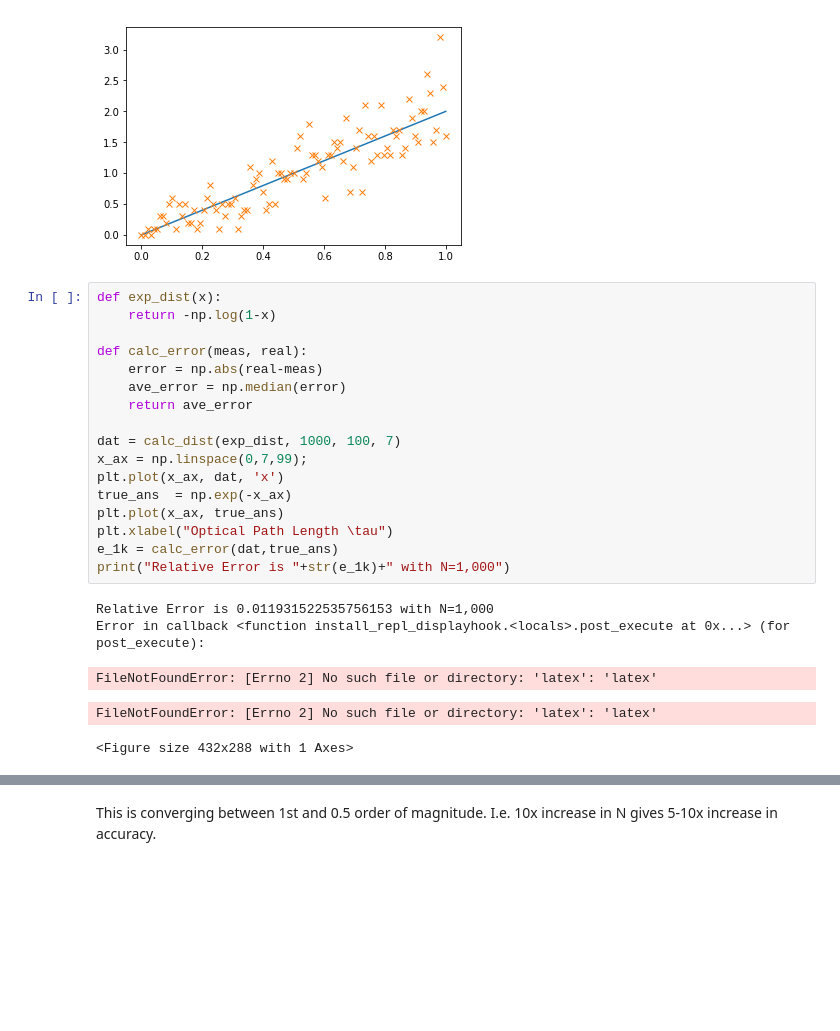
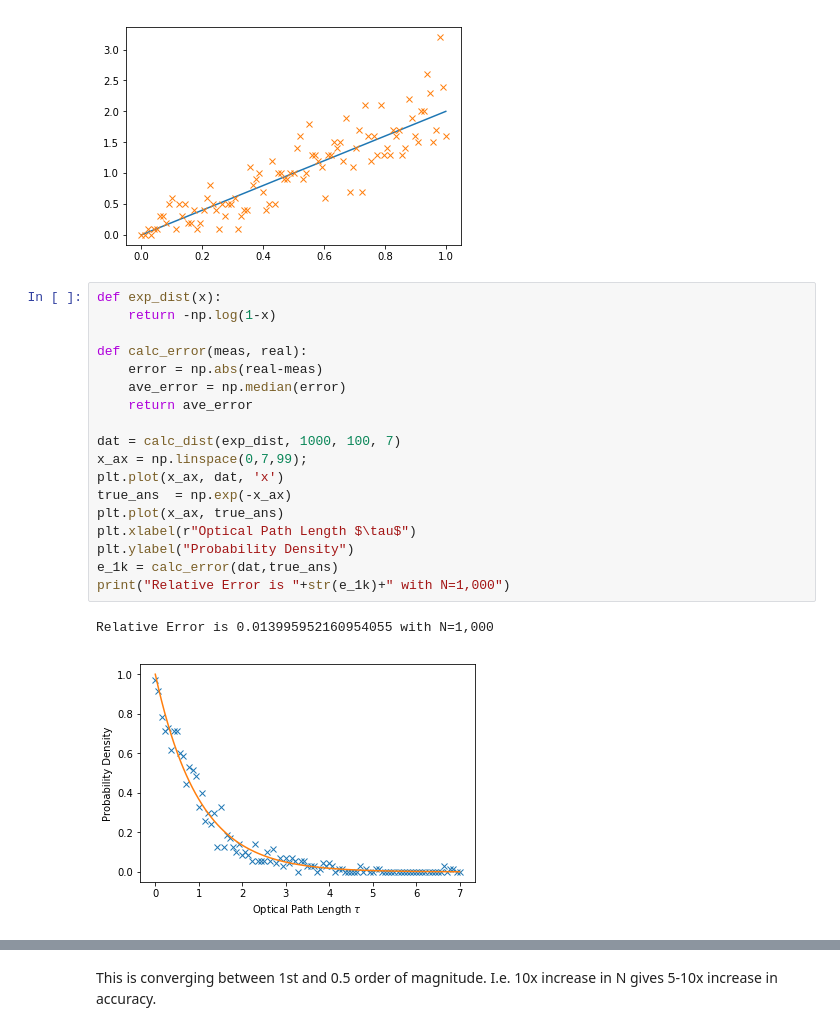
Before and after one commit to mwatwood-cu/monte_carlo_radiation, a Jupyter notebook: Monte Carlo Testing.ipynb, the cells around one changed output, grey strips where cells are left out. Drawn from its saved outputs; the diff is of its cells as text; blank space fills up the shorter version.

```diff
--- a/Monte Carlo Testing.ipynb
+++ b/Monte Carlo Testing.ipynb
@@ -25,26 +25,24 @@ plt.plot(x_ax, den, 'x')
 # %%
 def exp_dist(x):
     return -np.log(1-x)
 
 def calc_error(meas, real):
     error = np.abs(real-meas)
     ave_error = np.median(error)
     return ave_error
 
 dat = calc_dist(exp_dist, 1000, 100, 7)
 x_ax = np.linspace(0,7,99);
 plt.plot(x_ax, dat, 'x')
 true_ans  = np.exp(-x_ax)
 plt.plot(x_ax, true_ans)
-plt.xlabel("Optical Path Length \tau")
+plt.xlabel(r"Optical Path Length $\tau$")
+plt.ylabel("Probability Density")
 e_1k = calc_error(dat,true_ans)
 print("Relative Error is "+str(e_1k)+" with N=1,000")
 # %% [output]
-Relative Error is 0.011931522535756153 with N=1,000
-Error in callback <function install_repl_displayhook.<locals>.post_execute at 0x...> (for post_execute):
+Relative Error is 0.013995952160954055 with N=1,000
-FileNotFoundError: [Errno 2] No such file or directory: 'latex': 'latex'
-FileNotFoundError: [Errno 2] No such file or directory: 'latex': 'latex'
-<Figure size 432x288 with 1 Axes>
+[figure, added]
 # %%
 dat = calc_dist(exp_dist, 10000, 100, 7)
 x_ax = np.linspace(0,7,99);
```
Also changed, not shown: parts of 3 cells of this notebook.
